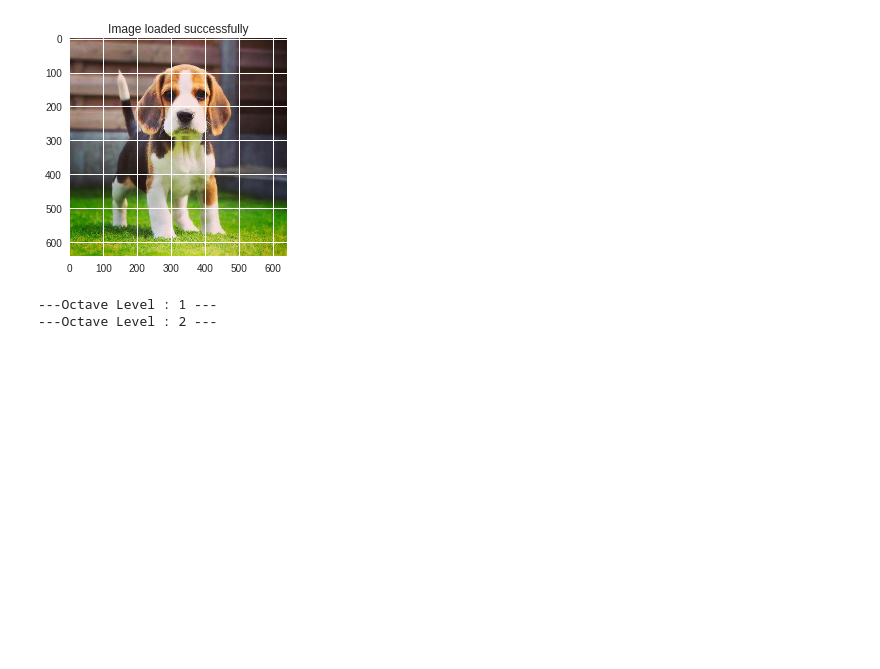
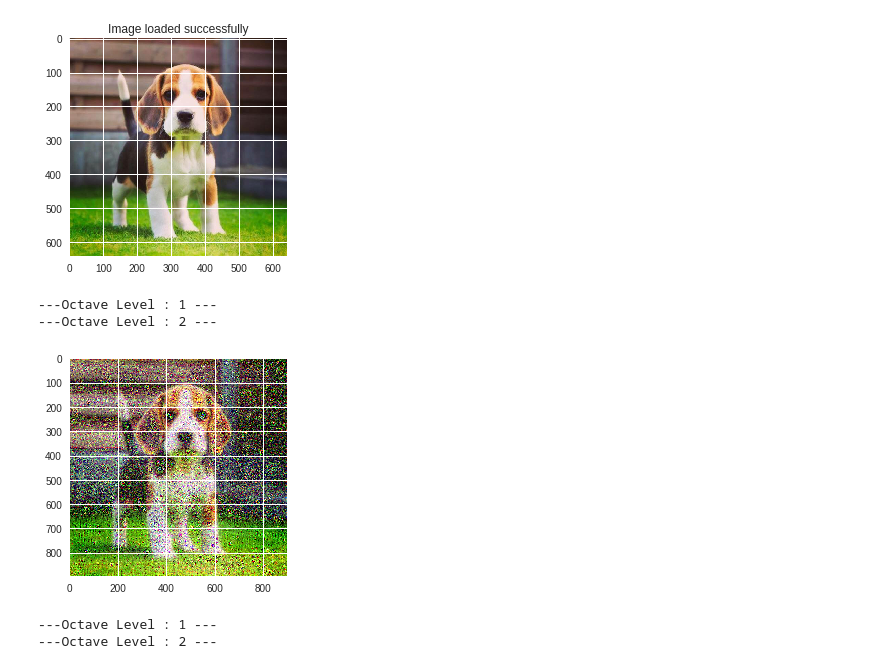
Before and after one commit to saranshkarira/CNN-Visual-Interpretor-PyTorch, a Jupyter notebook: setup.ipynb, the cells around one changed output. Saved outputs shown, nothing was run; the diff lists cells and outputs as text; code cells hidden in the pictures; blank space fills up the shorter version.

```diff
--- a/setup.ipynb
+++ b/setup.ipynb
@@ -147,6 +197,14 @@ def octaves(image, layer, iterations, lr, octave_scale, num_octaves):
 me = load_image("beagle.jpg")
 # %% [output]
 [figure]
+# %%
+me_24_2 = octaves(me, 28, 7, 0.001, 4, 2)
+me_24_2.save('me5.jpg')
+del me_24_2
+# %% [output]
+---Octave Level : 1 ---
+---Octave Level : 2 ---
+[figure, added]
 # %%
 me_28_2o = octaves(me, 28, 5, 0.001, 4, 2)
 # %% [output]
```
Also changed, not shown: parts of 23 cells of this notebook.
